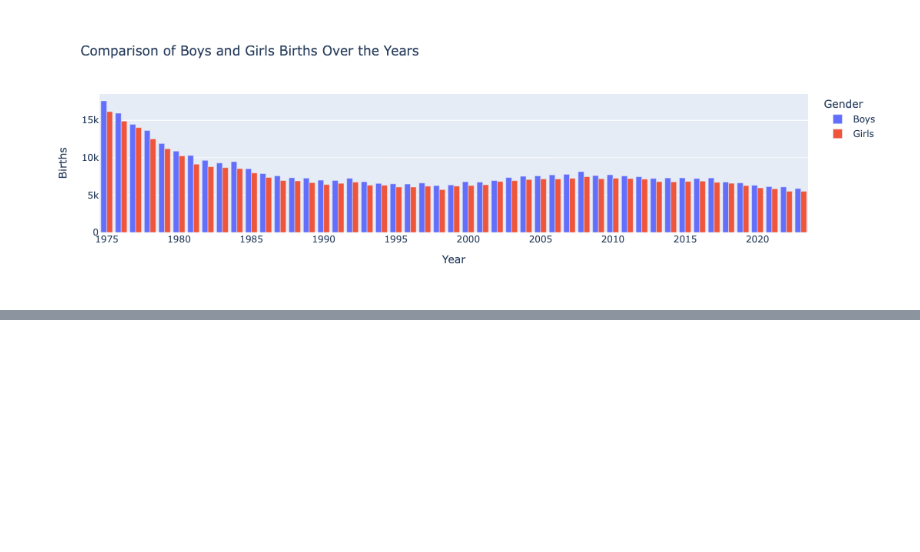
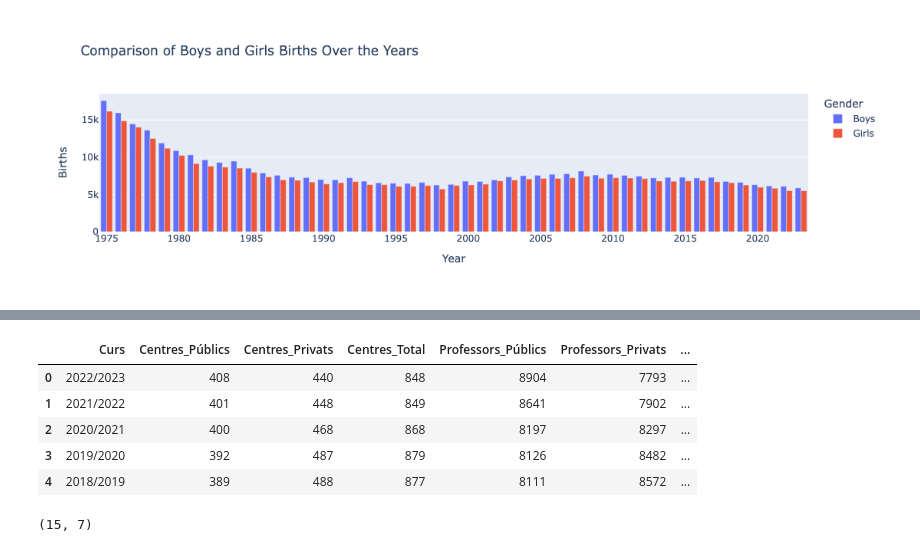
Before and after one commit to arita-pereira/BC_Final_Project, a Jupyter notebook: Final Project_draft.ipynb, the cells around one changed output, grey strips where cells are left out. Drawn from its saved outputs; the diff is of its cells as text; code cells hidden in the pictures; blank space fills up the shorter version.

```diff
--- a/Final Project_draft.ipynb
+++ b/Final Project_draft.ipynb
@@ -145,3 +189,5 @@ fig = px.bar(b_melted, x="Year", y="Births", color="Gender", barmode="group",
 fig.show()
 # %% [output]
 [figure]
+# %%
+centers = pd.read_csv('../Final Project/datasets/BD_Final Project - Centres_Professors_infantil_primaria.csv')
@@ -147,0 +211,13 @@ fig.show()
+# %%
+centers.head()
+# %% [output]
+|  | Curs | Centres_Públics | Centres_Privats | Centres_Total | Professors_Públics | Professors_Privats | ... |
+| 0 | 2022/2023 | 408 | 440 | 848 | 8904 | 7793 | ... |
+| 1 | 2021/2022 | 401 | 448 | 849 | 8641 | 7902 | ... |
+| 2 | 2020/2021 | 400 | 468 | 868 | 8197 | 8297 | ... |
+| 3 | 2019/2020 | 392 | 487 | 879 | 8126 | 8482 | ... |
+| 4 | 2018/2019 | 389 | 488 | 877 | 8111 | 8572 | ... |
+# %%
+centers.shape
+# %% [output]
+(15, 7)
```
Also changed, not shown: parts of 9 cells of this notebook.
